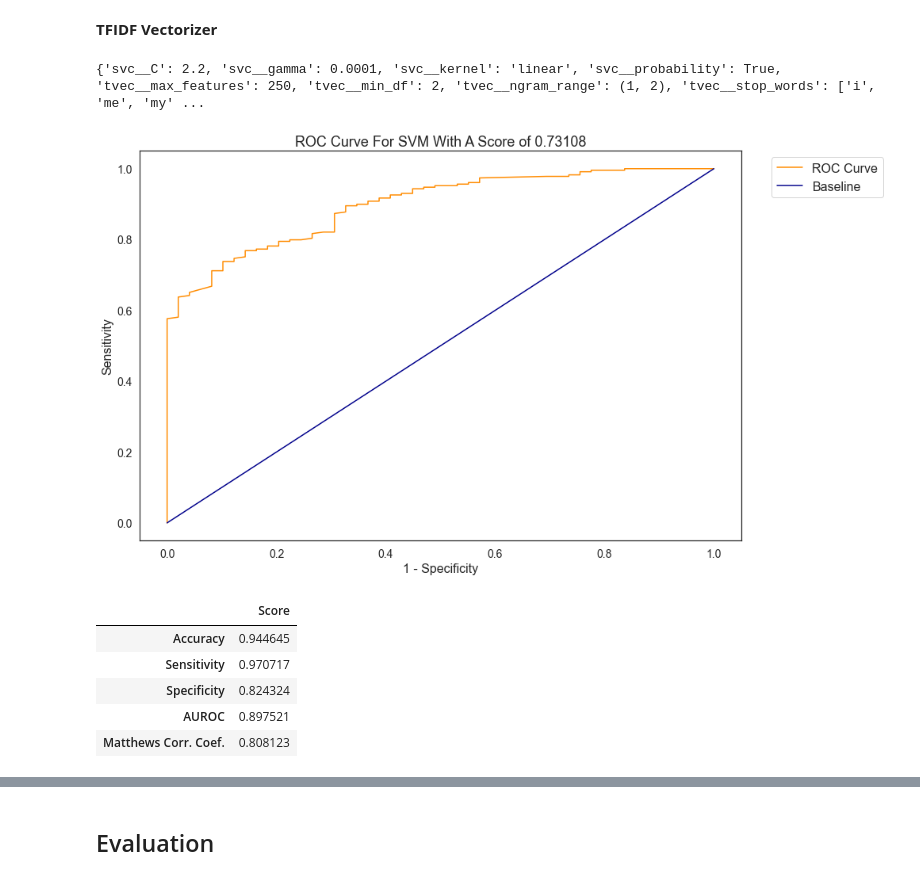
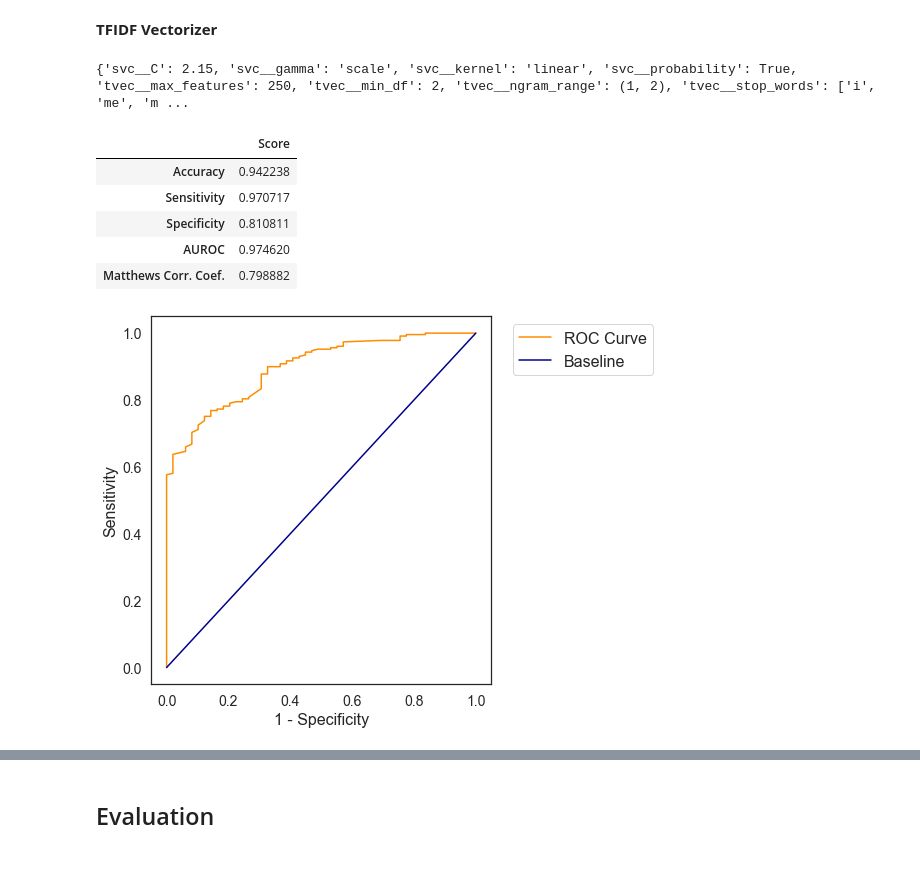
Before and after one commit to vivianyiny/eczema, a Jupyter notebook: Preprocessing & Modeling_tuning.ipynb, the cells around one changed output, grey strips where cells are left out. Cells and saved outputs as stored; diff of their text form; code cells hidden in the pictures.

```diff
--- a/Preprocessing & Modeling_tuning.ipynb
+++ b/Preprocessing & Modeling_tuning.ipynb
@@ -213,9 +214,9 @@ cvec_pipe_params = {"cvec__max_features": [250],
                     "cvec__ngram_range" : [(1,2)],
                     "cvec__stop_words"  : [stopwords],
                     "cvec__min_df"      : [2],
-                    "svc__C"            : [1.8,2,2.2],
+                    "svc__C"            : [2.04,2.05,2.06],
                     "svc__kernel"       : ["linear"],
-                    "svc__gamma"        : [0.0001,0.00025,0.005],
+                    "svc__gamma"        : ['scale'],
                     "svc__probability"  : [True]}
 
 # Instantiating the grid search
@@ -313,9 +348,9 @@ tvec_pipe_params = {"tvec__max_features": [250],
                     "tvec__ngram_range" : [(1,2)],
                     "tvec__stop_words"  : [stopwords],
                     "tvec__min_df"      : [2],
-                    "svc__C"            : [1.8,2,2.2],
+                    "svc__C"            : [2.14,2.15,2.16],
                     "svc__kernel"       : ["linear"],
-                    "svc__gamma"        : [0.0001,0.00025,0.005],
+                    "svc__gamma"        : ['scale'],
                     "svc__probability"  : [True]}
 
 # Instantiating the grid search
@@ -332,8 +367,20 @@ tvec_svc_gs.fit(X_train, y_train);
 # print best parameter after tuning
 print(tvec_svc_gs.best_params_)
 # %% [output]
-{'svc__C': 2.2, 'svc__gamma': 0.0001, 'svc__kernel': 'linear', 'svc__probability': True, 'tvec__max_features': 250, 'tvec__min_df': 2, 'tvec__ngram_range': (1, 2), 'tvec__stop_words': ['i', 'me', 'my' ...
+{'svc__C': 2.15, 'svc__gamma': 'scale', 'svc__kernel': 'linear', 'svc__probability': True, 'tvec__max_features': 250, 'tvec__min_df': 2, 'tvec__ngram_range': (1, 2), 'tvec__stop_words': ['i', 'me', 'm ...
 # %%
 # Generating training predictions
 
 tvec_svc_train_preds = tvec_svc_gs.predict(X_train)
+tvec_svc_train_score = tvec_svc_gs.decision_function(X_train)
+
+# Training metrics
+
+metrics.binary_classification_summary(y_train, tvec_svc_train_preds,tvec_svc_train_score)
+# %% [output]
+|  | Score |
+| Accuracy | 0.942238 |
+| Sensitivity | 0.970717 |
+| Specificity | 0.810811 |
+| AUROC | 0.974620 |
+| Matthews Corr. Coef. | 0.798882 |
@@ -344,20 +387,19 @@ tvec_svc_preds       = tvec_svc_gs.predict(X_test)
 # %%
+# Generating test predictions
+
+tvec_svc_preds       = tvec_svc_gs.predict(X_test)
+
+tvec_svc_score       = tvec_svc_gs.decision_function(X_test)
+
+tvec_svc_proba       = tvec_svc_gs.predict_proba(X_test)[:,1]
+#tvec_svc_proba.shape
+
+# plot test roc_curve#1
 graphs.roc_curve(model_prob  = tvec_svc_gs,
                  X_test      = X_test,
                  y_test      = y_test,
                  y_predicted = tvec_svc_preds,
                  title       = "ROC Curve For SVM",
-                 dim         = (14,8))
+                 dim         = (8,6))
 # %% [output]
-[figure, old version]
+[figure, new version]
-# %%
-# Training metrics
-
-metrics.binary_classification_summary(y_train, tvec_svc_train_preds)
-# %% [output]
-|  | Score |
-| Accuracy | 0.944645 |
-| Sensitivity | 0.970717 |
-| Specificity | 0.824324 |
-| AUROC | 0.897521 |
-| Matthews Corr. Coef. | 0.808123 |
```
Also changed, not shown: parts of 17 cells of this notebook.
